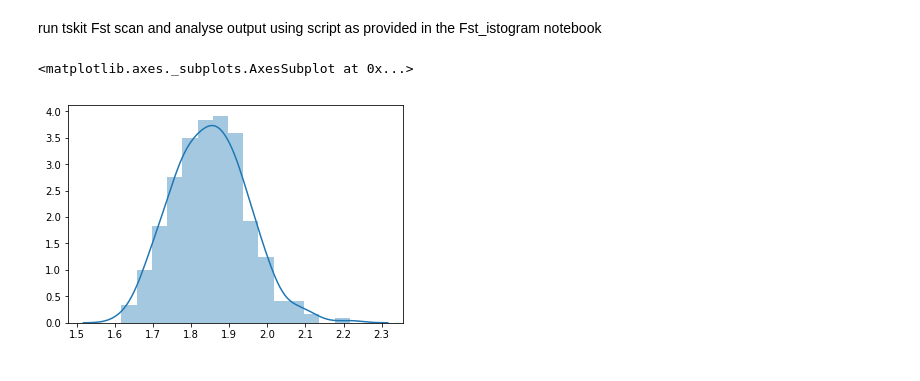
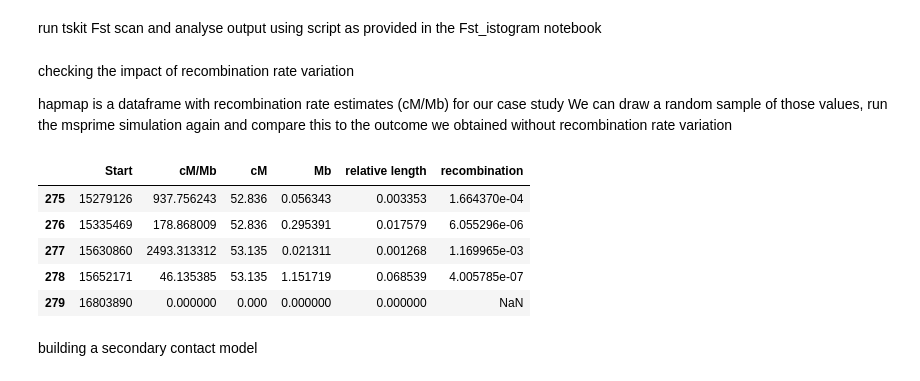
Before and after one commit to DRL/SMBE-SGE-2019, a Jupyter notebook: Session_2/Fst_short_chuncks/msprime_window_size_chuncks.ipynb, the cells around one changed output. Drawn from its saved outputs; the diff is of its cells as text; code cells hidden in the pictures.

Commit message:
with recombination rate variation

```diff
--- a/Session_2/Fst_short_chuncks/msprime_window_size_chuncks.ipynb
+++ b/Session_2/Fst_short_chuncks/msprime_window_size_chuncks.ipynb
@@ -56,6 +52,23 @@ change parametes within sim_chuncks.py as desired
 # %% [markdown]
 run tskit Fst scan and
 analyse output using script as provided in the Fst_istogram notebook
+# %% [markdown]
+checking the impact of recombination rate variation
+
+hapmap is a dataframe with recombination rate estimates (cM/Mb) for our case study
+We can draw a random sample of those values, run the msprime simulation again and compare this to the outcome we obtained without recombination rate variation
+# %%
+hapmap = pd.read_csv('hapmap.csv')
+hapmap['relative length'] = hapmap['Mb']/hapmap['Mb'].sum()
+hapmap['recombination'] = hapmap['cM/Mb']/100/(hapmap['Mb']*1e6)
+hapmap.tail()
+# %% [output]
+|  | Start | cM/Mb | cM | Mb | relative length | recombination |
+| 275 | 15279126 | 937.756243 | 52.836 | 0.056343 | 0.003353 | 1.664370e-04 |
+| 276 | 15335469 | 178.868009 | 52.836 | 0.295391 | 0.017579 | 6.055296e-06 |
+| 277 | 15630860 | 2493.313312 | 53.135 | 0.021311 | 0.001268 | 1.169965e-03 |
+| 278 | 15652171 | 46.135385 | 53.135 | 1.151719 | 0.068539 | 4.005785e-07 |
+| 279 | 16803890 | 0.000000 | 0.000 | 0.000000 | 0.000000 | NaN |
 # %%
 #simulate replicates with different recombination rates cfr. windows
 #specify a distribution to draw values from
@@ -72,5 +87,0 @@ replicates = msprime.simulate(
-# %%
-sns.distplot(abs(np.random.normal(loc=1.846, scale=0.1, size=300))/1e8)
-# %% [output]
-<matplotlib.axes._subplots.AxesSubplot at 0x...>
-[figure, removed]
@@ -76,0 +90,2 @@ sns.distplot(abs(np.random.normal(loc=1.846, scale=0.1, size=300))/1e8)
+# %% [markdown]
+building a secondary contact model
```
Also changed, not shown: parts of 6 cells of this notebook, 6 other files.
